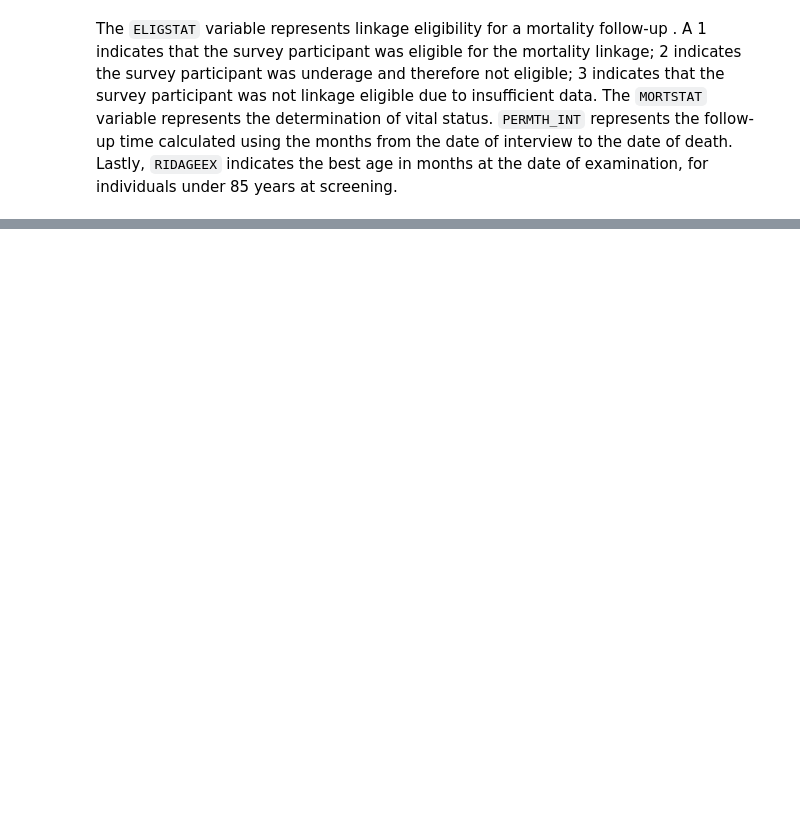
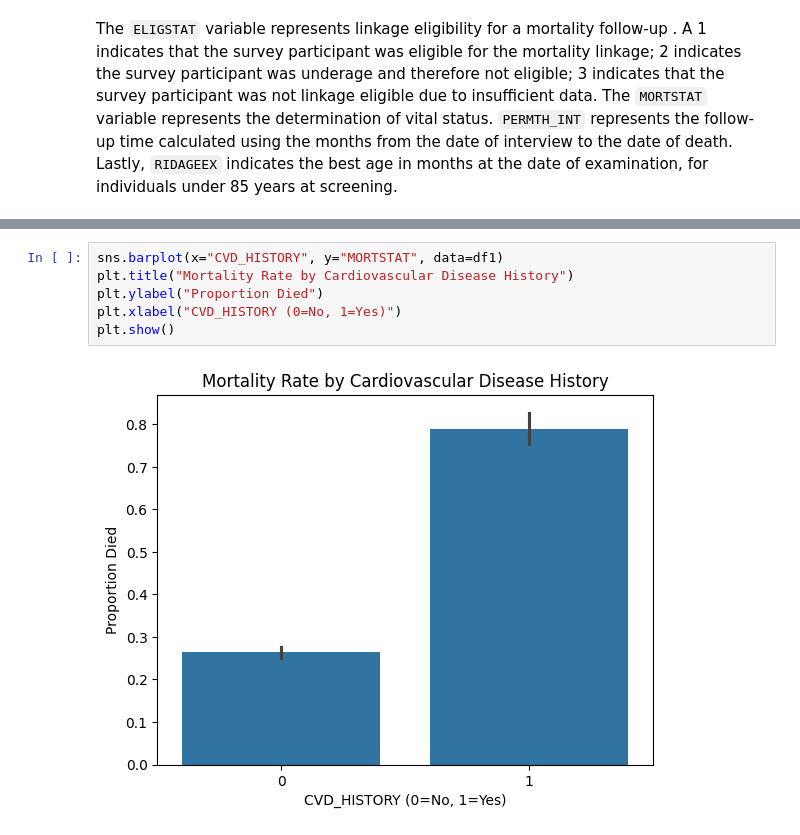
Before and after one commit to hershiaytoda/ds3001project, a Jupyter notebook: project_1_bsds.ipynb, the cells around one changed output, grey strips where cells are left out. Drawn from its saved outputs; the diff is of its cells as text; blank space fills up the shorter version.

```diff
--- a/project_1_bsds.ipynb
+++ b/project_1_bsds.ipynb
@@ -92,0 +224,8 @@ dtype: int64
+# %%
+sns.barplot(x="CVD_HISTORY", y="MORTSTAT", data=df1)
+plt.title("Mortality Rate by Cardiovascular Disease History")
+plt.ylabel("Proportion Died")
+plt.xlabel("CVD_HISTORY (0=No, 1=Yes)")
+plt.show()
+# %% [output]
+[figure, added]
```
Also changed, not shown: parts of 19 cells of this notebook.
